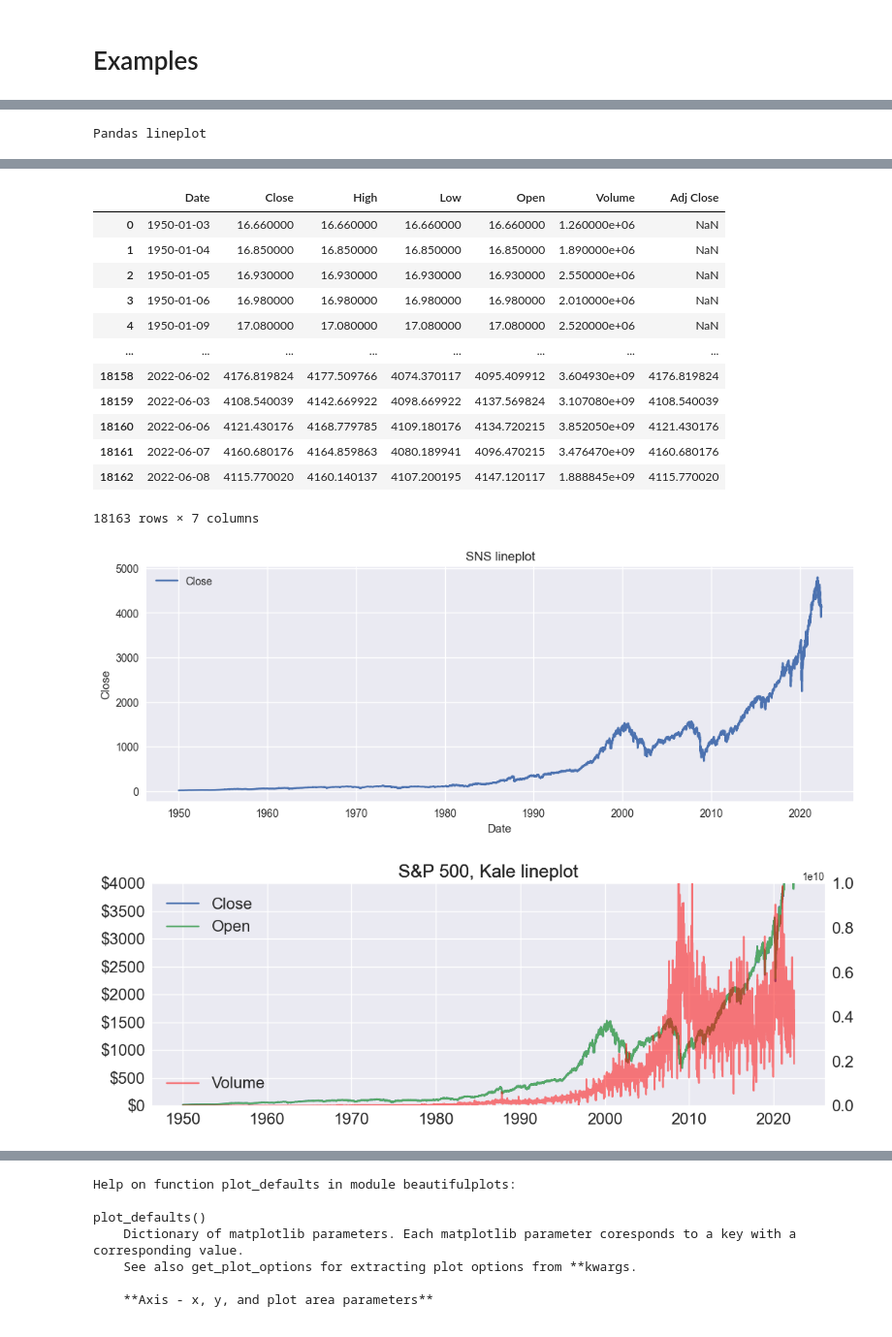
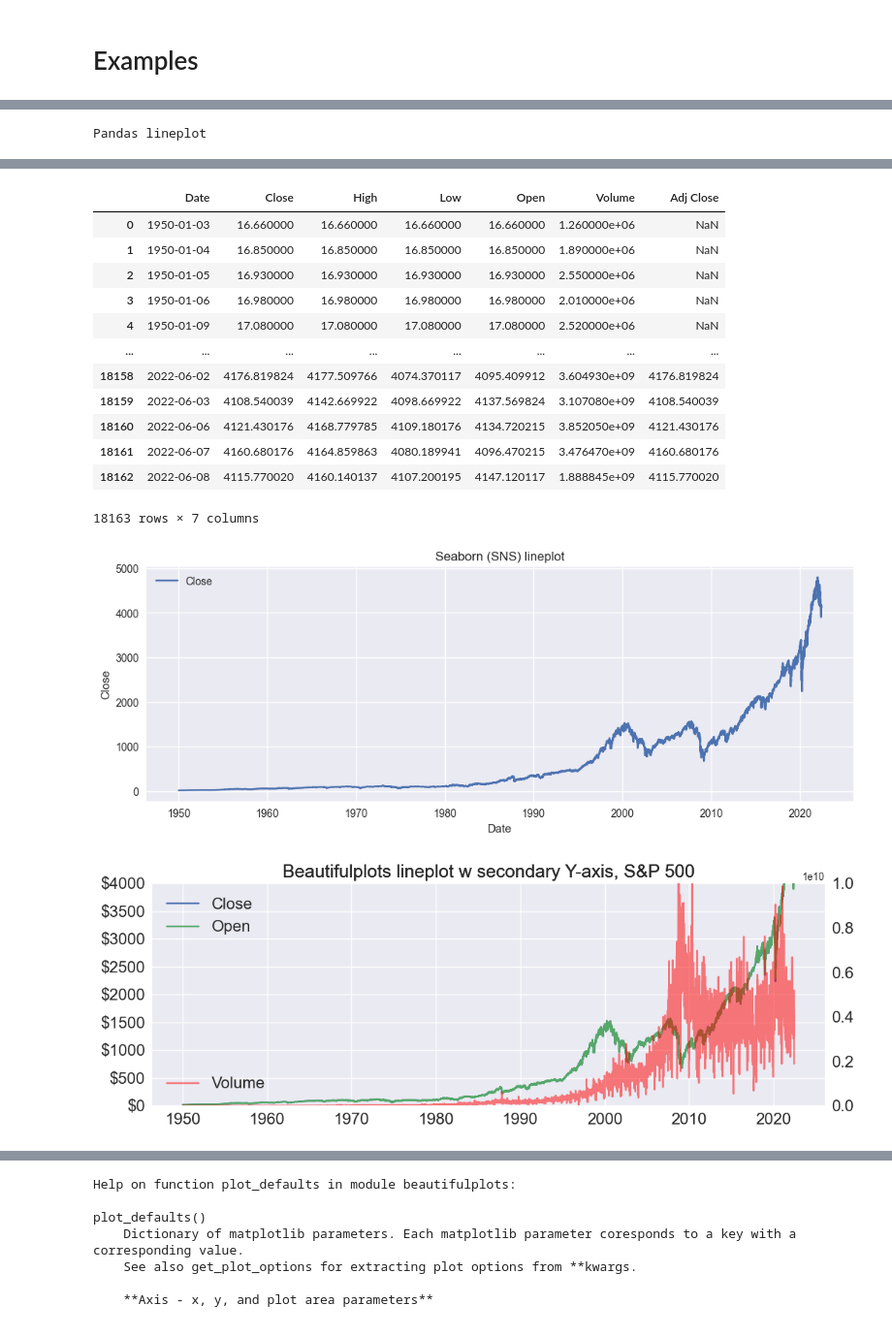
Before and after one commit to Aljgutier/beautifulplots, a Jupyter notebook: examples.ipynb, the cells around one changed output, grey strips where cells are left out. Shown at 97% size. Saved outputs shown, nothing was run; the diff lists cells and outputs as text; code cells hidden in the pictures.

```diff
--- a/examples.ipynb
+++ b/examples.ipynb
@@ -89,7 +85,7 @@ sp500_file =  './data/GSPC_1950-1-3_to_2022-6-8.csv'
 df_sp500 = pd.read_csv(sp500_file,index_col=0,parse_dates=True)
 display(df_sp500.head())
 
-# Pandas Plot ... use plot_options for improving the graph
+# Pandas Plot ... use beutifulplots plot_defualts and set_axisparams for improving the graph
 print('Pandas lineplot')
 plt.style.use('seaborn')
 fig,ax = plt.subplots(nrows=1,ncols=1,figsize=(12,4))
@@ -106,37 +102,37 @@ display(df)
 # sns with external ax
 plt.style.use('seaborn')
 fig,ax = plt.subplots(nrows=1,ncols=1,figsize=(12,4))
-g=sns.lineplot(data=df, x="Date", y='Close', label='Close', ax=ax, hue=None).set(title='SNS lineplot')
+g=sns.lineplot(data=df, x="Date", y='Close', label='Close', ax=ax, hue=None).set(title='Seaborn (SNS) lineplot')
 plt.show()
 
 
 # mph lineplot
 bp.lineplot(df,x='Date' , y=['Close','Open'], y2='Volume',
              ylims=(0,4000), ylims2=(0,10*1e9), legend_loc2 = "lower left", color2='red',
              figsize=[12,4],yaxis_currency=True, legend=True,
-             ytick_format=".0f", title="S&P 500, Kale lineplot")
+             ytick_format=".0f", title="Beautifulplots lineplot w secondary Y-axis, S&P 500")
 # %% [output]
 |  | Close | High | Low | Open | Volume | Adj Close |
 | Date |  |  |  |  |  |  |
 | 1950-01-03 | 16.66 | 16.66 | 16.66 | 16.66 | 1260000.0 | NaN |
 | 1950-01-04 | 16.85 | 16.85 | 16.85 | 16.85 | 1890000.0 | NaN |
 | 1950-01-05 | 16.93 | 16.93 | 16.93 | 16.93 | 2550000.0 | NaN |
 | 1950-01-06 | 16.98 | 16.98 | 16.98 | 16.98 | 2010000.0 | NaN |
 | 1950-01-09 | 17.08 | 17.08 | 17.08 | 17.08 | 2520000.0 | NaN |
 Pandas lineplot
 [figure]
 |  | Date | Close | High | Low | Open | Volume | Adj Close |
 | 0 | 1950-01-03 | 16.660000 | 16.660000 | 16.660000 | 16.660000 | 1.260000e+06 | NaN |
 | 1 | 1950-01-04 | 16.850000 | 16.850000 | 16.850000 | 16.850000 | 1.890000e+06 | NaN |
 | 2 | 1950-01-05 | 16.930000 | 16.930000 | 16.930000 | 16.930000 | 2.550000e+06 | NaN |
 | 3 | 1950-01-06 | 16.980000 | 16.980000 | 16.980000 | 16.980000 | 2.010000e+06 | NaN |
 | 4 | 1950-01-09 | 17.080000 | 17.080000 | 17.080000 | 17.080000 | 2.520000e+06 | NaN |
 | ... | ... | ... | ... | ... | ... | ... | ... |
 | 18158 | 2022-06-02 | 4176.819824 | 4177.509766 | 4074.370117 | 4095.409912 | 3.604930e+09 | 4176.819824 |
 | 18159 | 2022-06-03 | 4108.540039 | 4142.669922 | 4098.669922 | 4137.569824 | 3.107080e+09 | 4108.540039 |
 | 18160 | 2022-06-06 | 4121.430176 | 4168.779785 | 4109.180176 | 4134.720215 | 3.852050e+09 | 4121.430176 |
 | 18161 | 2022-06-07 | 4160.680176 | 4164.859863 | 4080.189941 | 4096.470215 | 3.476470e+09 | 4160.680176 |
 | 18162 | 2022-06-08 | 4115.770020 | 4160.140137 | 4107.200195 | 4147.120117 | 1.888845e+09 | 4115.770020 |
 18163 rows × 7 columns
-[figure, old version]
+[figure, new version]
-[figure, old version]
+[figure, new version]
```
Also changed, not shown: parts of 7 cells of this notebook.
